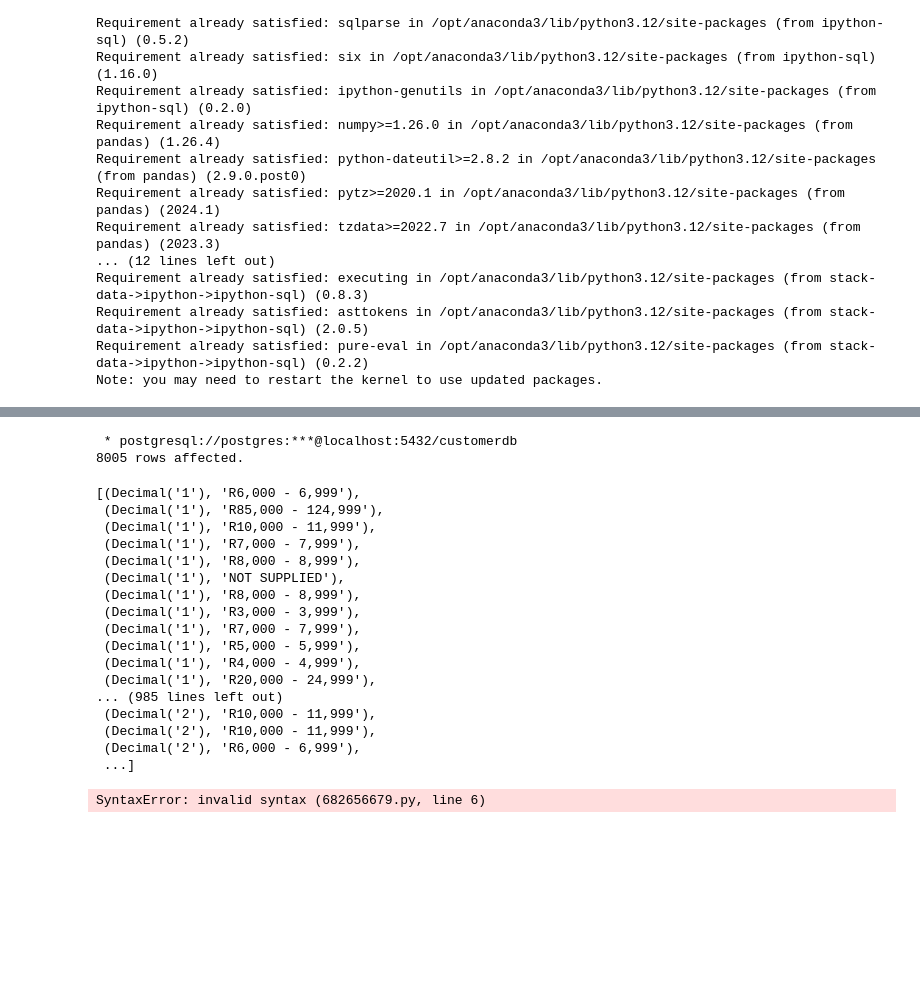
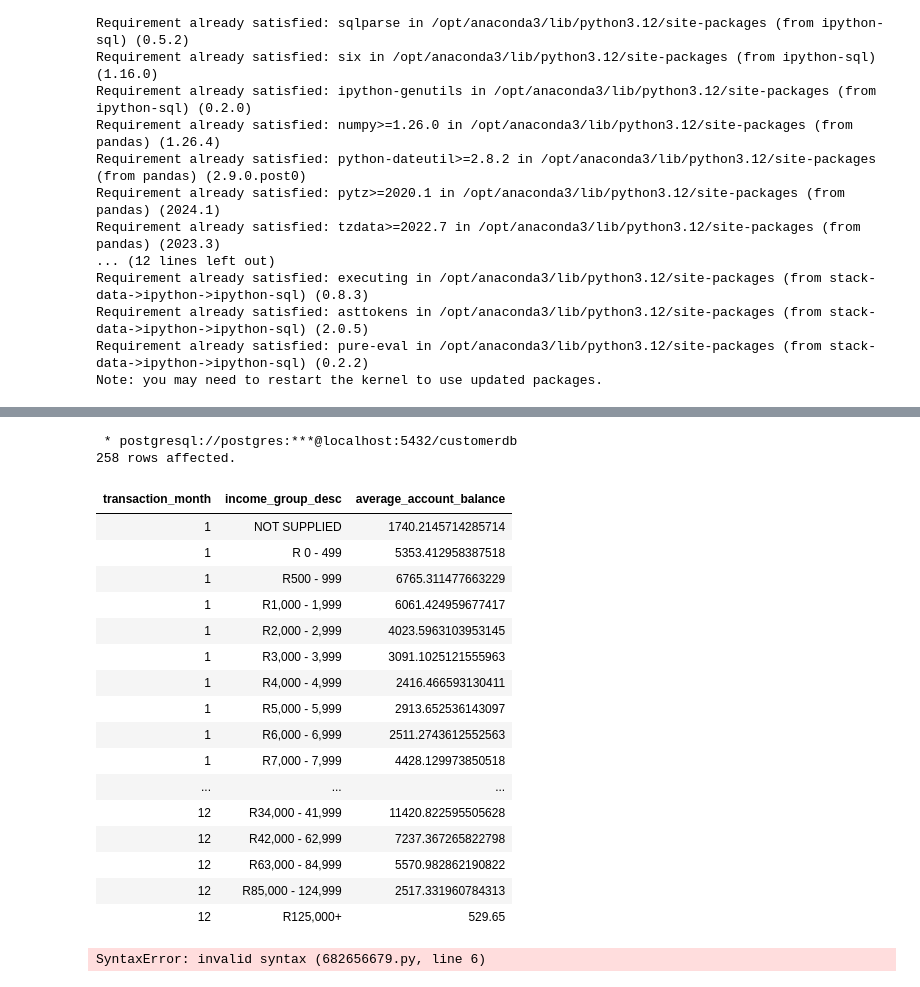
Before and after one commit to kanaka25/ABSA-Data, a Jupyter notebook: Jupyter Script.ipynb, the cells around one changed output, grey strips where cells are left out. Saved outputs shown, nothing was run; the diff lists cells and outputs as text; code cells hidden in the pictures; blank space fills up the shorter version.

```diff
--- a/Jupyter Script.ipynb
+++ b/Jupyter Script.ipynb
@@ -109,35 +110,35 @@ GROUP BY i.income_group_code, i.income_group_desc
 # %%
 %%sql
 SELECT
 EXTRACT(MONTH FROM record_date) AS transaction_month,
-i.income_group_desc
+i.income_group_desc, AVG(t.account_balance) AS average_account_balance
 FROM customers c
 JOIN income_group i
 ON i.income_group_code = c.income_group_code
 JOIN transactions t
 ON c.customer_identifier = t.customer_identifier
-GROUP BY i.income_group_desc, transaction_month
+GROUP BY i.income_group_code, i.income_group_desc, transaction_month
 order by transaction_month
 # %% [output]
  * postgresql://postgres:***@localhost:5432/customerdb
-8005 rows affected.
+258 rows affected.
-[(Decimal('1'), 'R6,000 - 6,999'),
- (Decimal('1'), 'R85,000 - 124,999'),
- (Decimal('1'), 'R10,000 - 11,999'),
- (Decimal('1'), 'R7,000 - 7,999'),
- (Decimal('1'), 'R8,000 - 8,999'),
- (Decimal('1'), 'NOT SUPPLIED'),
- (Decimal('1'), 'R8,000 - 8,999'),
- (Decimal('1'), 'R3,000 - 3,999'),
- (Decimal('1'), 'R7,000 - 7,999'),
- (Decimal('1'), 'R5,000 - 5,999'),
- (Decimal('1'), 'R4,000 - 4,999'),
- (Decimal('1'), 'R20,000 - 24,999'),
-... (985 lines left out)
- (Decimal('2'), 'R10,000 - 11,999'),
- (Decimal('2'), 'R10,000 - 11,999'),
- (Decimal('2'), 'R6,000 - 6,999'),
- ...]
+| transaction_month | income_group_desc | average_account_balance |
+| 1 | NOT SUPPLIED | 1740.2145714285714 |
+| 1 | R 0 - 499 | 5353.412958387518 |
+| 1 | R500 - 999 | 6765.311477663229 |
+| 1 | R1,000 - 1,999 | 6061.424959677417 |
+| 1 | R2,000 - 2,999 | 4023.5963103953145 |
+| 1 | R3,000 - 3,999 | 3091.1025121555963 |
+| 1 | R4,000 - 4,999 | 2416.466593130411 |
+| 1 | R5,000 - 5,999 | 2913.652536143097 |
+| 1 | R6,000 - 6,999 | 2511.2743612552563 |
+| 1 | R7,000 - 7,999 | 4428.129973850518 |
+| ... | ... | ... |
+| 12 | R34,000 - 41,999 | 11420.822595505628 |
+| 12 | R42,000 - 62,999 | 7237.367265822798 |
+| 12 | R63,000 - 84,999 | 5570.982862190822 |
+| 12 | R85,000 - 124,999 | 2517.331960784313 |
+| 12 | R125,000+ | 529.65 |
 # %%
 from sqlalchemy import create_engine
 import pandas as pd
```
Also changed, not shown: parts of 1 cell of this notebook, 1 other file.
